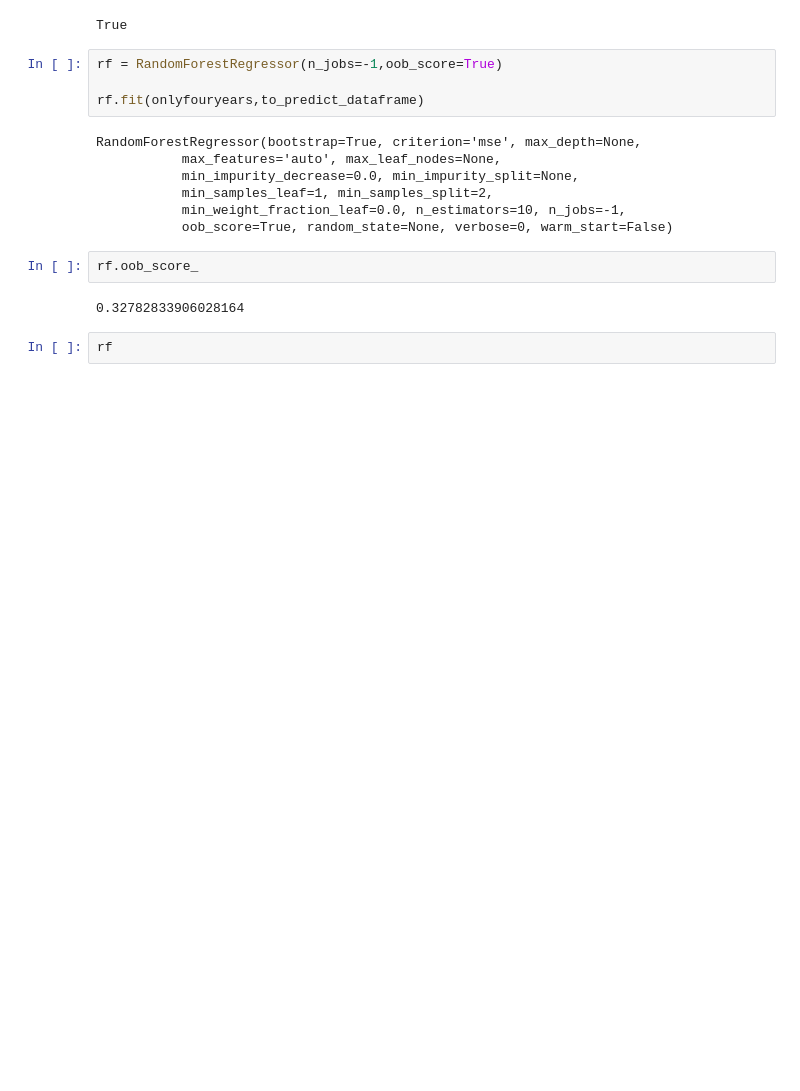
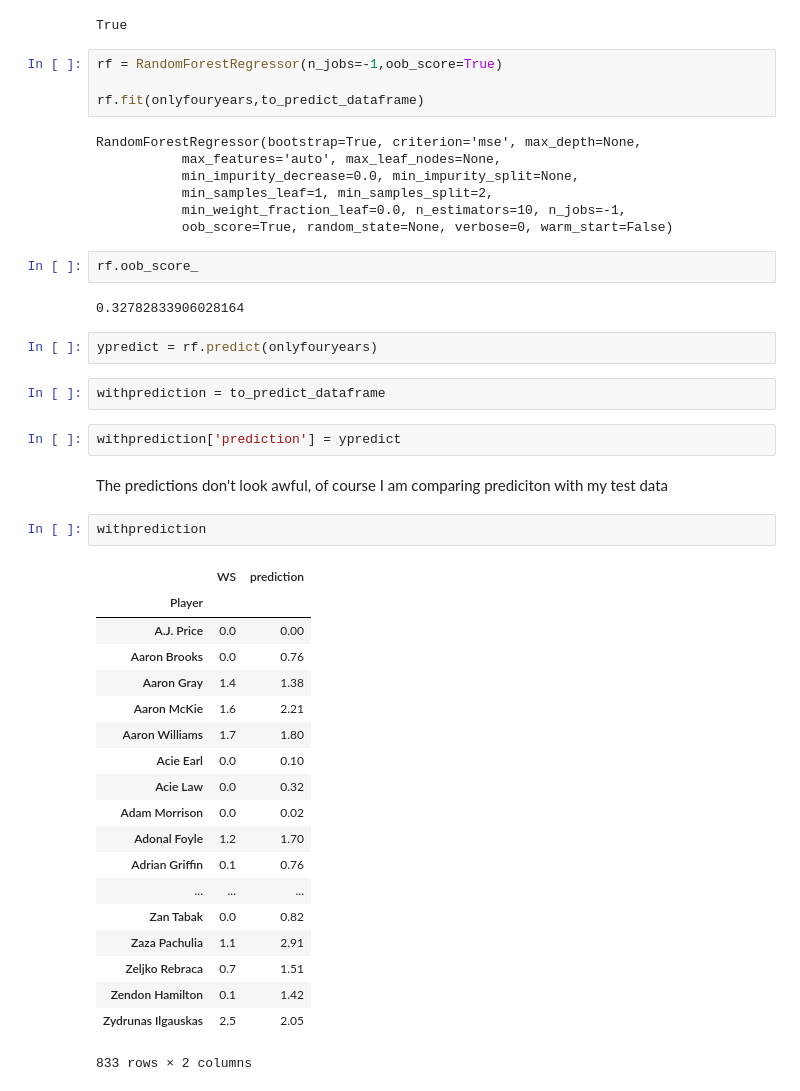
Before and after one commit to KirkAVoss/kv-capstone, a Jupyter notebook: NBAwinshare/Day3_work.ipynb, the cells around one changed output. Cells and saved outputs as stored; diff of their text form; blank space fills up the shorter version.

```diff
--- a/NBAwinshare/Day3_work.ipynb
+++ b/NBAwinshare/Day3_work.ipynb
@@ -367,5 +367,33 @@ RandomForestRegressor(bootstrap=True, criterion='mse', max_depth=None,
 rf.oob_score_
 # %% [output]
 0.32782833906028164
-# %%
-rf
+# %%
+ypredict = rf.predict(onlyfouryears)
+# %%
+withprediction = to_predict_dataframe
+# %%
+withprediction['prediction'] = ypredict
+# %% [markdown]
+The predictions don't look awful, of course I am comparing prediciton with my test data
+# %%
+withprediction
+# %% [output]
+|  | WS | prediction |
+| Player |  |  |
+| A.J. Price | 0.0 | 0.00 |
+| Aaron Brooks | 0.0 | 0.76 |
+| Aaron Gray | 1.4 | 1.38 |
+| Aaron McKie | 1.6 | 2.21 |
+| Aaron Williams | 1.7 | 1.80 |
+| Acie Earl | 0.0 | 0.10 |
+| Acie Law | 0.0 | 0.32 |
+| Adam Morrison | 0.0 | 0.02 |
+| Adonal Foyle | 1.2 | 1.70 |
+| Adrian Griffin | 0.1 | 0.76 |
+| ... | ... | ... |
+| Zan Tabak | 0.0 | 0.82 |
+| Zaza Pachulia | 1.1 | 2.91 |
+| Zeljko Rebraca | 0.7 | 1.51 |
+| Zendon Hamilton | 0.1 | 1.42 |
+| Zydrunas Ilgauskas | 2.5 | 2.05 |
+833 rows × 2 columns
```
Also changed, not shown: parts of 4 cells of this notebook, 1 other file.
